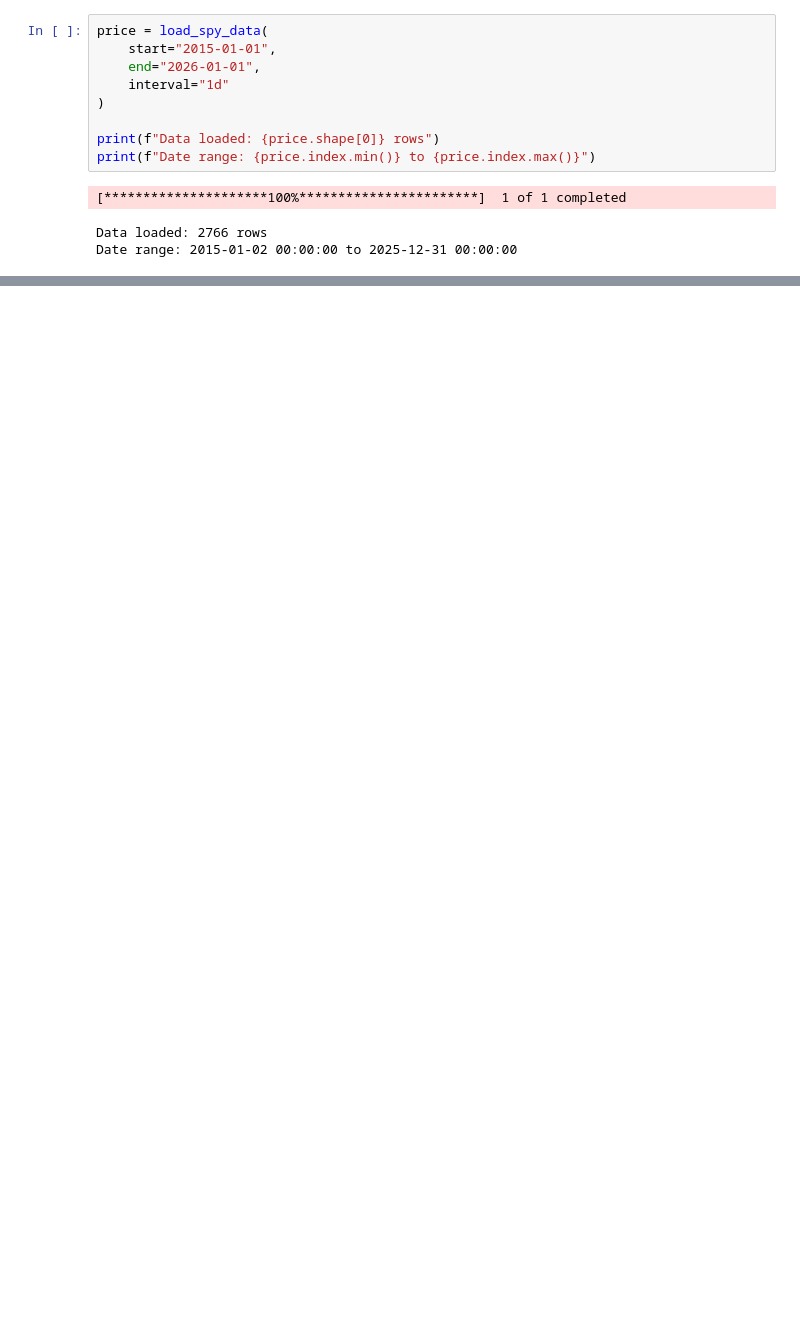
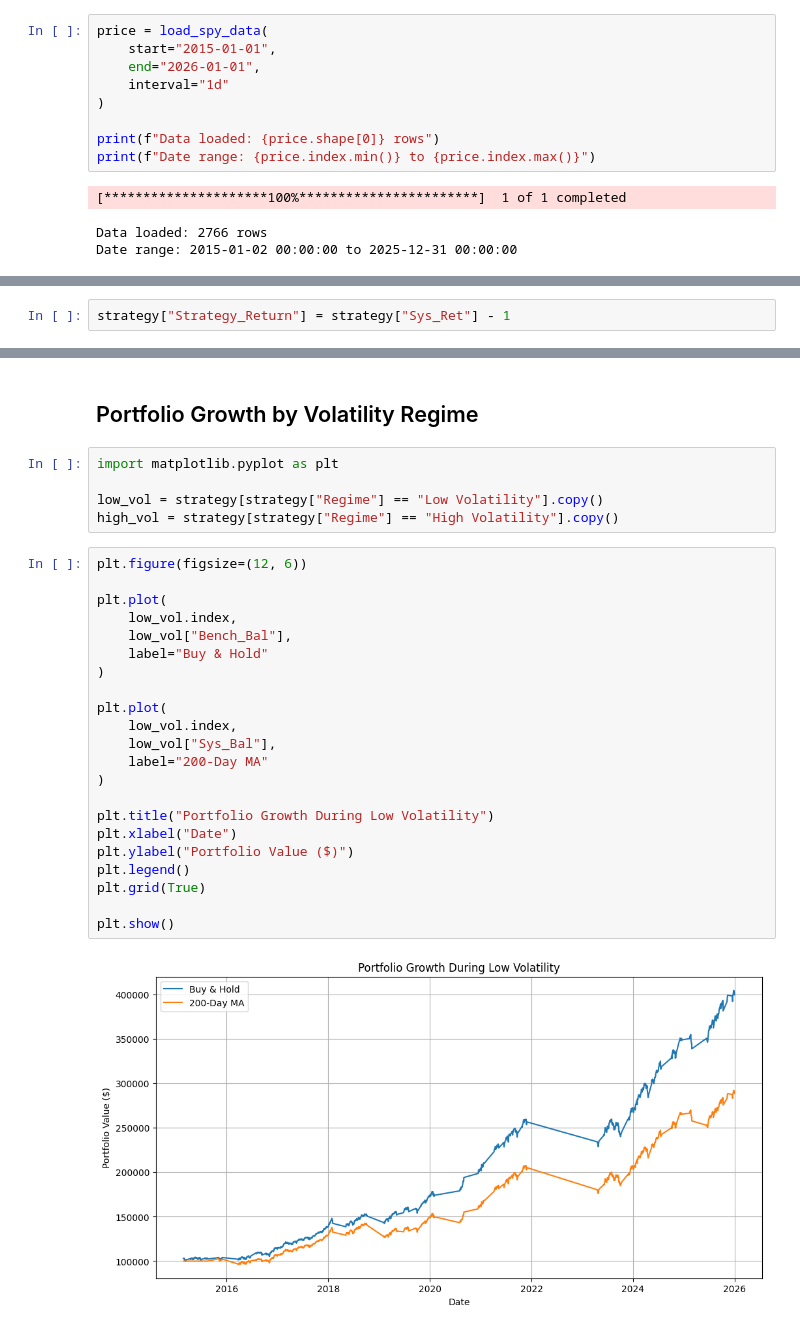
Before and after one commit to jane-disciullo/sp500-backtesting-strategy, a Jupyter notebook: notebooks/05_regime_analysis.ipynb, the cells around one changed output, grey strips where cells are left out. Saved outputs shown, nothing was run; the diff lists cells and outputs as text; blank space fills up the shorter version.

```diff
--- a/notebooks/05_regime_analysis.ipynb
+++ b/notebooks/05_regime_analysis.ipynb
@@ -297,0 +204,2 @@ plt.show()
+# %%
+strategy["Strategy_Return"] = strategy["Sys_Ret"] - 1
@@ -297,0 +242,31 @@ plt.show()
+# %% [markdown]
+## Portfolio Growth by Volatility Regime
+# %%
+import matplotlib.pyplot as plt
+
+low_vol = strategy[strategy["Regime"] == "Low Volatility"].copy()
+high_vol = strategy[strategy["Regime"] == "High Volatility"].copy()
+# %%
+plt.figure(figsize=(12, 6))
+
+plt.plot(
+    low_vol.index,
+    low_vol["Bench_Bal"],
+    label="Buy & Hold"
+)
+
+plt.plot(
+    low_vol.index,
+    low_vol["Sys_Bal"],
+    label="200-Day MA"
+)
+
+plt.title("Portfolio Growth During Low Volatility")
+plt.xlabel("Date")
+plt.ylabel("Portfolio Value ($)")
+plt.legend()
+plt.grid(True)
+
+plt.show()
+# %% [output]
+[figure, added]
```
Also changed, not shown: parts of 35 cells of this notebook.
